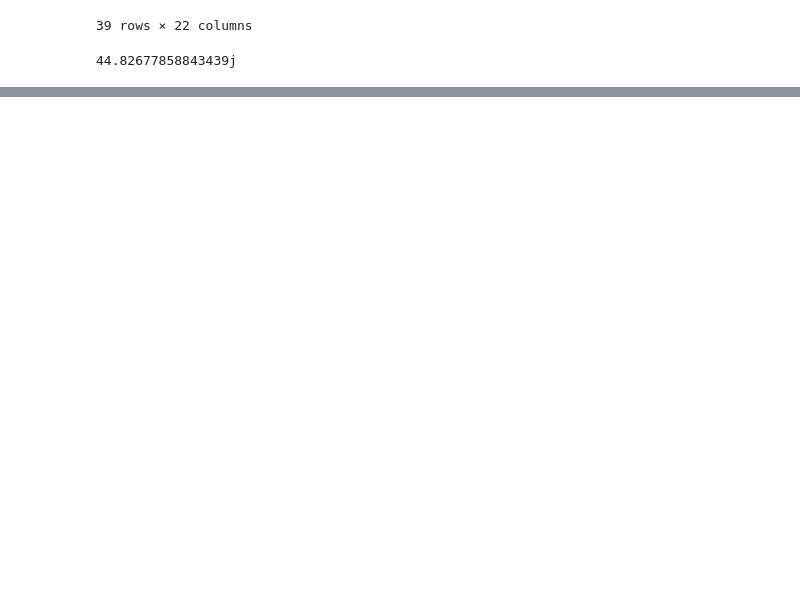
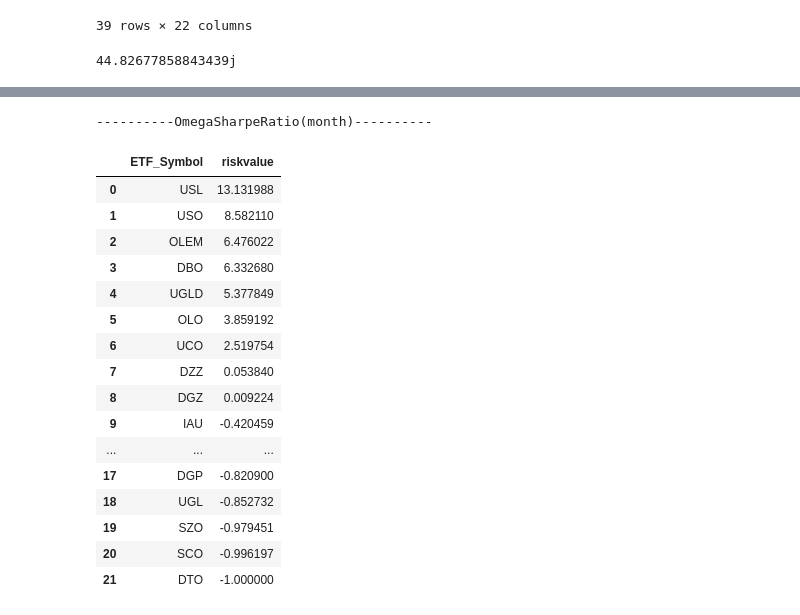
Before and after one commit to syuan0624/FinTech, a Jupyter notebook: HW4/ETF_riskiness.ipynb, the cells around one changed output, grey strips where cells are left out. Drawn from its saved outputs; the diff is of its cells as text; code cells hidden in the pictures; blank space fills up the shorter version.

```diff
--- a/HW4/ETF_riskiness.ipynb
+++ b/HW4/ETF_riskiness.ipynb
@@ -220,0 +262,23 @@ def Qfunction():
+# %%
+print('----------OmegaSharpeRatio(month)----------')
+riskmo=risk_sort(ETFLISTmo,ra_mo)
+riskmo
+# %% [output]
+----------OmegaSharpeRatio(month)----------
+|  | ETF_Symbol | riskvalue |
+| 0 | USL | 13.131988 |
+| 1 | USO | 8.582110 |
+| 2 | OLEM | 6.476022 |
+| 3 | DBO | 6.332680 |
+| 4 | UGLD | 5.377849 |
+| 5 | OLO | 3.859192 |
+| 6 | UCO | 2.519754 |
+| 7 | DZZ | 0.053840 |
+| 8 | DGZ | 0.009224 |
+| 9 | IAU | -0.420459 |
+| ... | ... | ... |
+| 17 | DGP | -0.820900 |
+| 18 | UGL | -0.852732 |
+| 19 | SZO | -0.979451 |
+| 20 | SCO | -0.996197 |
+| 21 | DTO | -1.000000 |
```
Also changed, not shown: parts of 7 cells of this notebook.
